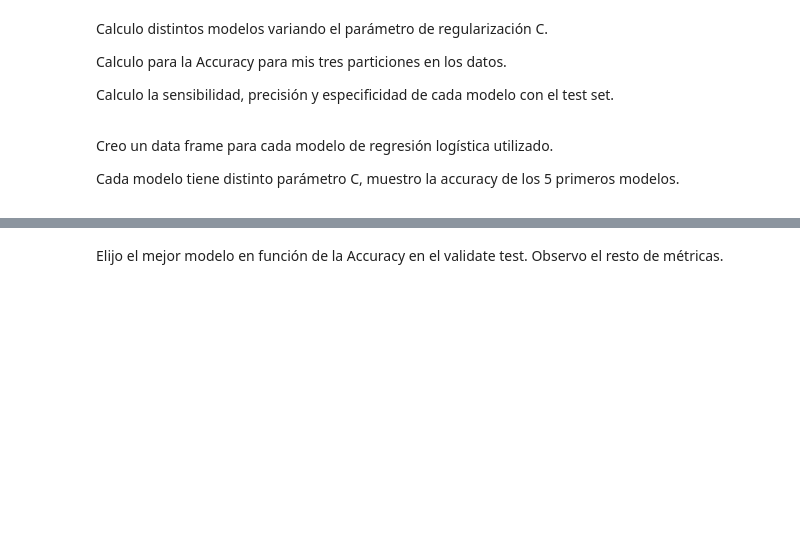
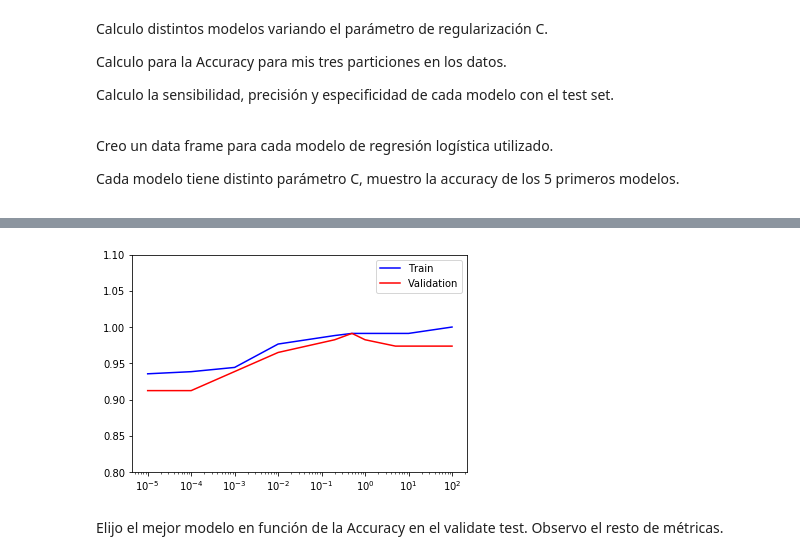
Before and after one commit to pablo-var/TFG_ML_Exercises, a Jupyter notebook: Breast Cancer Prediction.ipynb, the cells around one changed output, grey strips where cells are left out. Cells and saved outputs as stored; diff of their text form; code cells hidden in the pictures; blank space fills up the shorter version.

```diff
--- a/Breast Cancer Prediction.ipynb
+++ b/Breast Cancer Prediction.ipynb
@@ -91,3 +92,13 @@ models.iloc[:, :4].head(n=5)
+# %%
+plt.plot(list_C, models['Train Accuracy'], color = 'blue')
+plt.plot(list_C, models['Validation Accuracy'], color = 'red')
+plt.legend(['Train', 'Validation'])
+plt.ylim(0.8, 1.1, 0.01)
+plt.xscale('log')
+###########################################
+plt.show()
+# %% [output]
+[figure, added]
 # %% [markdown]
 Elijo el mejor modelo en función de la Accuracy en el validate test. Observo el resto de métricas.
 # %%
```
Also changed, not shown: parts of 9 cells of this notebook, 3 other files.
